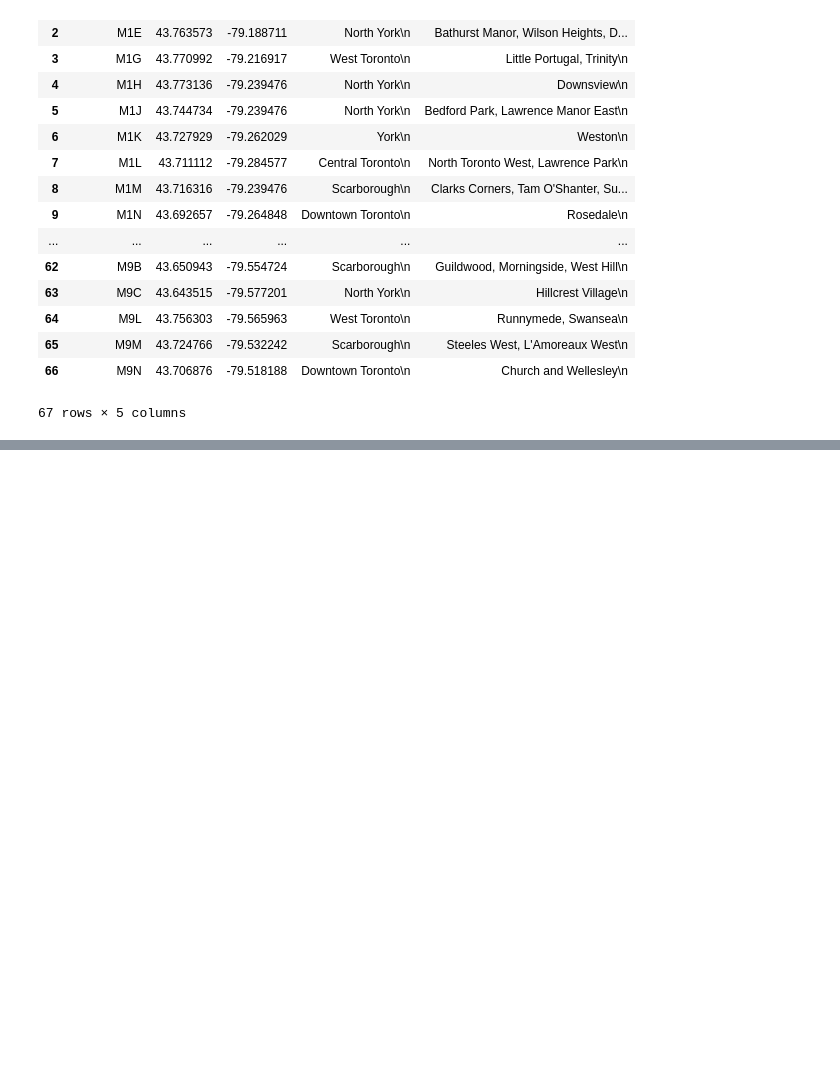
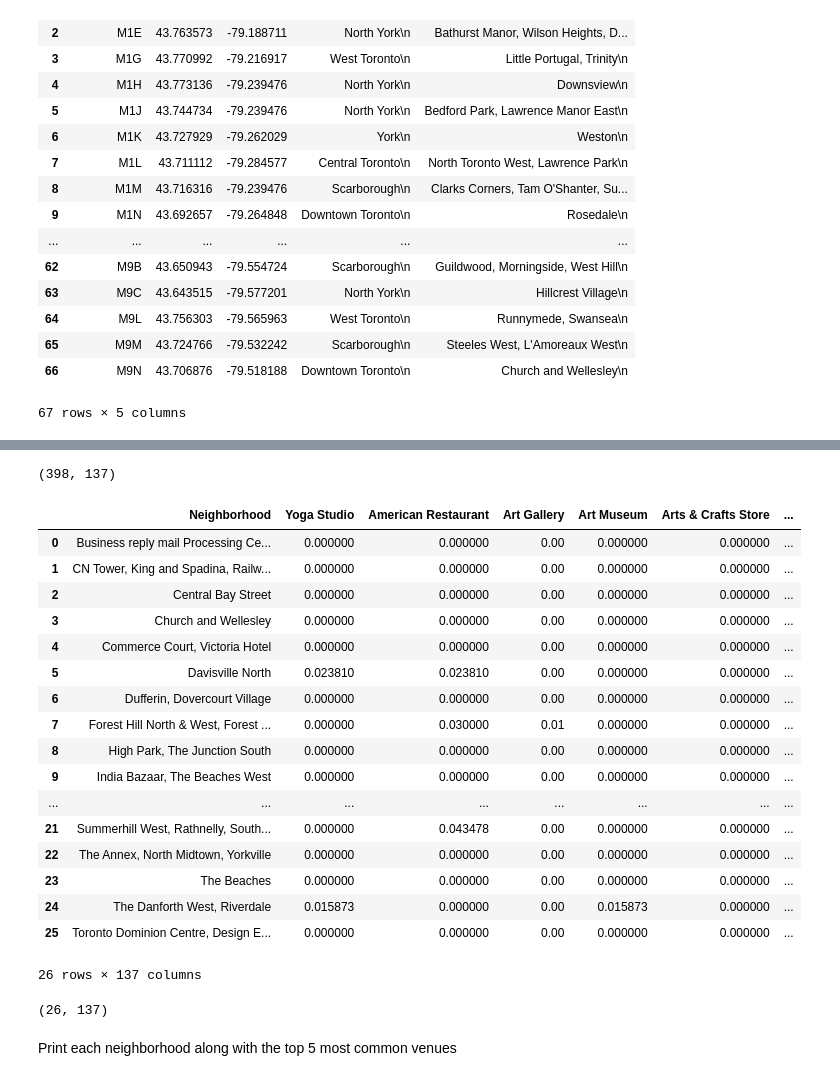
Before and after one commit to hedgehogBI/Data-Science-Capstone, a Jupyter notebook: Segmenting and Clustering Neighborhoods Toronto.ipynb, the cells around one changed output, grey strips where cells are left out. Saved outputs shown, nothing was run; the diff lists cells and outputs as text; code cells hidden in the pictures; blank space fills up the shorter version.

Commit message:
Published from Watson Studio.

```diff
--- a/Segmenting and Clustering Neighborhoods Toronto.ipynb
+++ b/Segmenting and Clustering Neighborhoods Toronto.ipynb
@@ -234,0 +308,8 @@ pd.merge(Geocode_table, df_cleaned)
+# %%
+address = 'Toronto'
+
+geolocator = Nominatim(user_agent="ny_explorer")
+location = geolocator.geocode(address)
+latitude = location.latitude
+longitude = location.longitude
+print('The geograpical coordinate of Toronto are {}, {}.'.format(latitude, longitude))
@@ -234,0 +362,8 @@ pd.merge(Geocode_table, df_cleaned)
+# %%
+CLIENT_ID = 'WH1GAZW1VQLMRGKX1VIFLK200GAHBOOCVKQD4EWQN14UI0GY' # your Foursquare ID
+CLIENT_SECRET = 'XJIJROFNUHSVQCSC1PAWGJK5VWCNM2AEIZJVDA4YJFZZBNZQ' # your Foursquare Secret
+VERSION = '20180605' # Foursquare API version
+
+print('Your credentails:')
+print('CLIENT_ID: ' + CLIENT_ID)
+print('CLIENT_SECRET:' + CLIENT_SECRET)
@@ -234,0 +414,6 @@ pd.merge(Geocode_table, df_cleaned)
+# %%
+LIMIT = 100
+toronto_venues = getNearbyVenues(names=Combined2['Neighborhood'],
+                                   latitudes=Combined2['Latitude'],
+                                   longitudes=Combined2['Longitude']
+                                  )
@@ -234,0 +476,12 @@ pd.merge(Geocode_table, df_cleaned)
+# %%
+# one hot encoding
+toronto_onehot = pd.get_dummies(toronto_venues[['Venue Category']], prefix="", prefix_sep="")
+
+# add neighborhood column back to dataframe
+toronto_onehot['Neighborhood'] = toronto_venues['Neighborhood']
+
+# move neighborhood column to the first column
+fixed_columns = [toronto_onehot.columns[-1]] + list(toronto_onehot.columns[:-1])
+toronto_onehot = toronto_onehot[fixed_columns]
+
+toronto_onehot.head()
@@ -234,0 +496,32 @@ pd.merge(Geocode_table, df_cleaned)
+# %%
+toronto_onehot.shape
+# %% [output]
+(398, 137)
+# %%
+toronto_grouped = toronto_onehot.groupby('Neighborhood').mean().reset_index()
+toronto_grouped
+# %% [output]
+|  | Neighborhood | Yoga Studio | American Restaurant | Art Gallery | Art Museum | Arts & Crafts Store | ... |
+| 0 | Business reply mail Processing Ce... | 0.000000 | 0.000000 | 0.00 | 0.000000 | 0.000000 | ... |
+| 1 | CN Tower, King and Spadina, Railw... | 0.000000 | 0.000000 | 0.00 | 0.000000 | 0.000000 | ... |
+| 2 | Central Bay Street | 0.000000 | 0.000000 | 0.00 | 0.000000 | 0.000000 | ... |
+| 3 | Church and Wellesley | 0.000000 | 0.000000 | 0.00 | 0.000000 | 0.000000 | ... |
+| 4 | Commerce Court, Victoria Hotel | 0.000000 | 0.000000 | 0.00 | 0.000000 | 0.000000 | ... |
+| 5 | Davisville North | 0.023810 | 0.023810 | 0.00 | 0.000000 | 0.000000 | ... |
+| 6 | Dufferin, Dovercourt Village | 0.000000 | 0.000000 | 0.00 | 0.000000 | 0.000000 | ... |
+| 7 | Forest Hill North & West, Forest ... | 0.000000 | 0.030000 | 0.01 | 0.000000 | 0.000000 | ... |
+| 8 | High Park, The Junction South | 0.000000 | 0.000000 | 0.00 | 0.000000 | 0.000000 | ... |
+| 9 | India Bazaar, The Beaches West | 0.000000 | 0.000000 | 0.00 | 0.000000 | 0.000000 | ... |
+| ... | ... | ... | ... | ... | ... | ... | ... |
+| 21 | Summerhill West, Rathnelly, South... | 0.000000 | 0.043478 | 0.00 | 0.000000 | 0.000000 | ... |
+| 22 | The Annex, North Midtown, Yorkville | 0.000000 | 0.000000 | 0.00 | 0.000000 | 0.000000 | ... |
+| 23 | The Beaches | 0.000000 | 0.000000 | 0.00 | 0.000000 | 0.000000 | ... |
+| 24 | The Danforth West, Riverdale | 0.015873 | 0.000000 | 0.00 | 0.015873 | 0.000000 | ... |
+| 25 | Toronto Dominion Centre, Design E... | 0.000000 | 0.000000 | 0.00 | 0.000000 | 0.000000 | ... |
+26 rows × 137 columns
+# %%
+toronto_grouped.shape
+# %% [output]
+(26, 137)
+# %% [markdown]
+Print each neighborhood along with the top 5 most common venues
```
Also changed, not shown: parts of 36 cells of this notebook.
